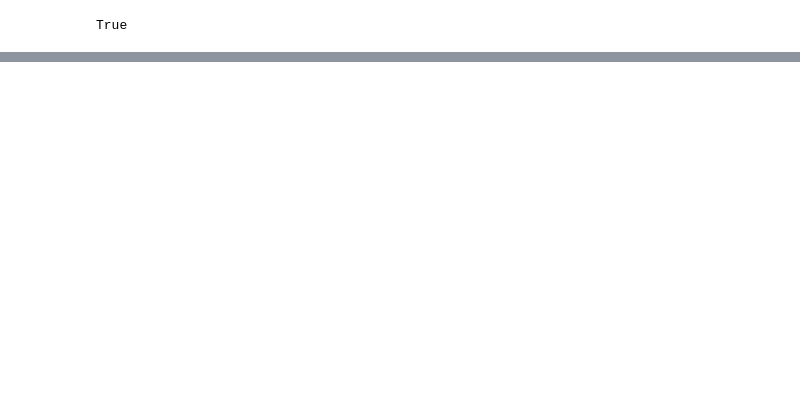
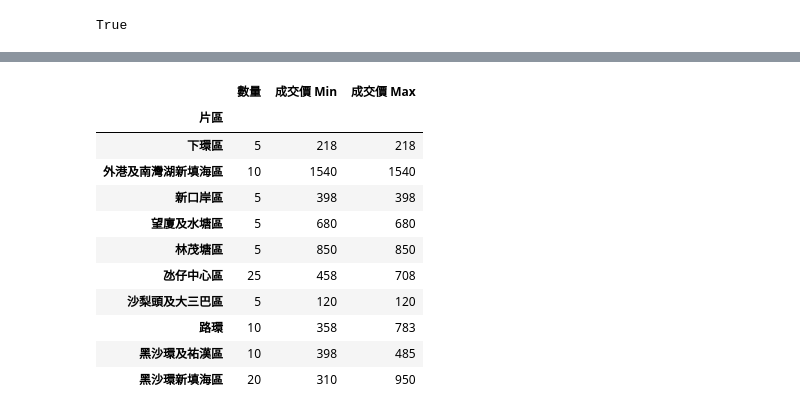
Before and after one commit to WAIWAI07/2025-cpttm-python-competition, a Jupyter notebook: 20250508/pandas/centanet.ipynb, the cells around one changed output, grey strips where cells are left out. Saved outputs shown, nothing was run; the diff lists cells and outputs as text; code cells hidden in the pictures; blank space fills up the shorter version.

```diff
--- a/20250508/pandas/centanet.ipynb
+++ b/20250508/pandas/centanet.ipynb
@@ -36,0 +79,21 @@ df
+# %%
+result_count = df.groupby("片區")["成交價"].agg(len)
+result_min = df.groupby("片區")["成交價"].agg(min)
+result_max = df.groupby("片區")["成交價"].agg(max)
+
+df_result = pd.concat([result_count, result_min, result_max], axis=1)
+df_result.columns = ["數量", "成交價 Min", "成交價 Max"]
+df_result
+# %% [output]
+|  | 數量 | 成交價 Min | 成交價 Max |
+| 片區 |  |  |  |
+| 下環區 | 5 | 218 | 218 |
+| 外港及南灣湖新填海區 | 10 | 1540 | 1540 |
+| 新口岸區 | 5 | 398 | 398 |
+| 望廈及水塘區 | 5 | 680 | 680 |
+| 林茂塘區 | 5 | 850 | 850 |
+| 氹仔中心區 | 25 | 458 | 708 |
+| 沙梨頭及大三巴區 | 5 | 120 | 120 |
+| 路環 | 10 | 358 | 783 |
+| 黑沙環及祐漢區 | 10 | 398 | 485 |
+| 黑沙環新填海區 | 20 | 310 | 950 |
```
Also changed, not shown: parts of 4 cells of this notebook.
